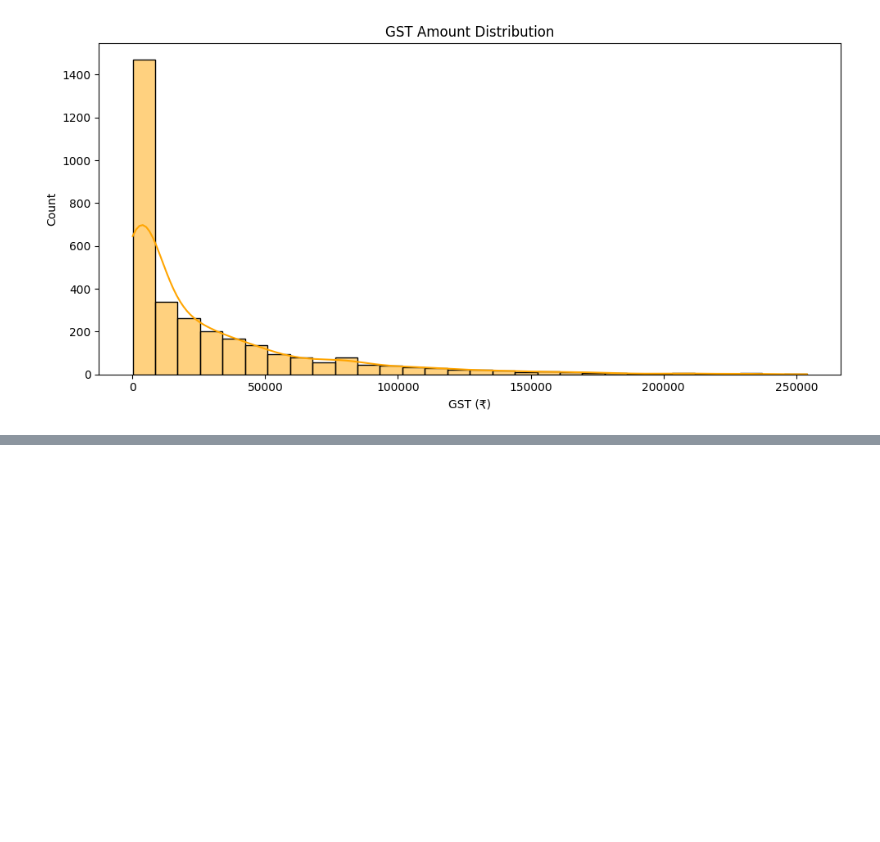
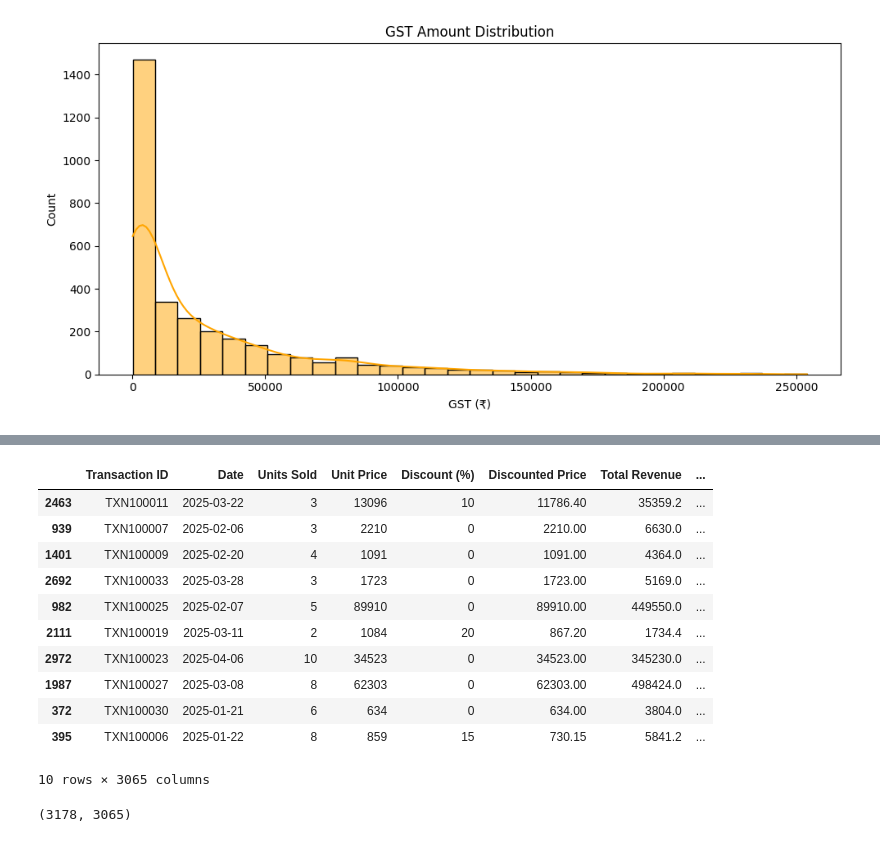
Before and after one commit to InventoHack-MalayShubham/Hero-Product-Recommendation, a Jupyter notebook: models/preprocessing.ipynb, the cells around one changed output, grey strips where cells are left out. Saved outputs shown, nothing was run; the diff lists cells and outputs as text; code cells hidden in the pictures; blank space fills up the shorter version.

```diff
--- a/models/preprocessing.ipynb
+++ b/models/preprocessing.ipynb
@@ -243,0 +285,22 @@ plt.show()
+# %%
+cols_to_transform = ['Product Category','Subcategory','Product Name','Brand Name','Stock_Status','Customer Type','Payment Method']
+# %%
+dums = pd.get_dummies(df,columns=cols_to_transform,drop_first=True)
+dums.sample(10)
+# %% [output]
+|  | Transaction ID | Date | Units Sold | Unit Price | Discount (%) | Discounted Price | Total Revenue | ... |
+| 2463 | TXN100011 | 2025-03-22 | 3 | 13096 | 10 | 11786.40 | 35359.2 | ... |
+| 939 | TXN100007 | 2025-02-06 | 3 | 2210 | 0 | 2210.00 | 6630.0 | ... |
+| 1401 | TXN100009 | 2025-02-20 | 4 | 1091 | 0 | 1091.00 | 4364.0 | ... |
+| 2692 | TXN100033 | 2025-03-28 | 3 | 1723 | 0 | 1723.00 | 5169.0 | ... |
+| 982 | TXN100025 | 2025-02-07 | 5 | 89910 | 0 | 89910.00 | 449550.0 | ... |
+| 2111 | TXN100019 | 2025-03-11 | 2 | 1084 | 20 | 867.20 | 1734.4 | ... |
+| 2972 | TXN100023 | 2025-04-06 | 10 | 34523 | 0 | 34523.00 | 345230.0 | ... |
+| 1987 | TXN100027 | 2025-03-08 | 8 | 62303 | 0 | 62303.00 | 498424.0 | ... |
+| 372 | TXN100030 | 2025-01-21 | 6 | 634 | 0 | 634.00 | 3804.0 | ... |
+| 395 | TXN100006 | 2025-01-22 | 8 | 859 | 15 | 730.15 | 5841.2 | ... |
+10 rows × 3065 columns
+# %%
+dums.shape
+# %% [output]
+(3178, 3065)
```
Also changed, not shown: parts of 8 cells of this notebook, 3 other files.
